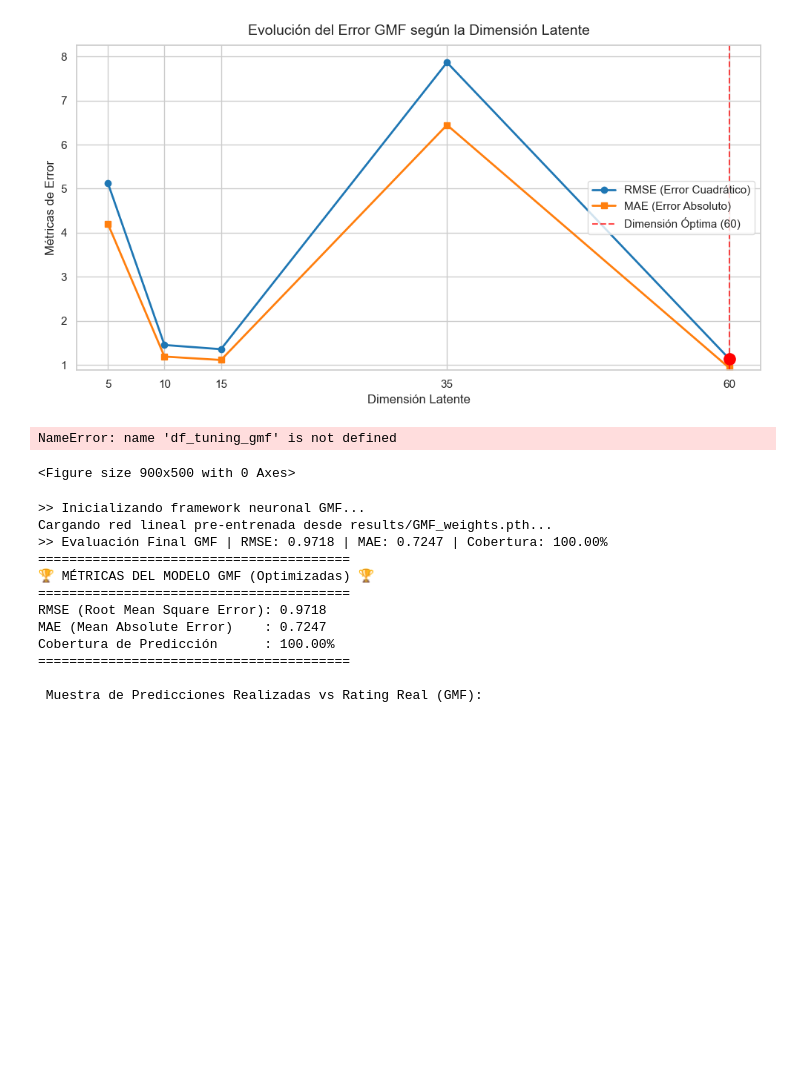
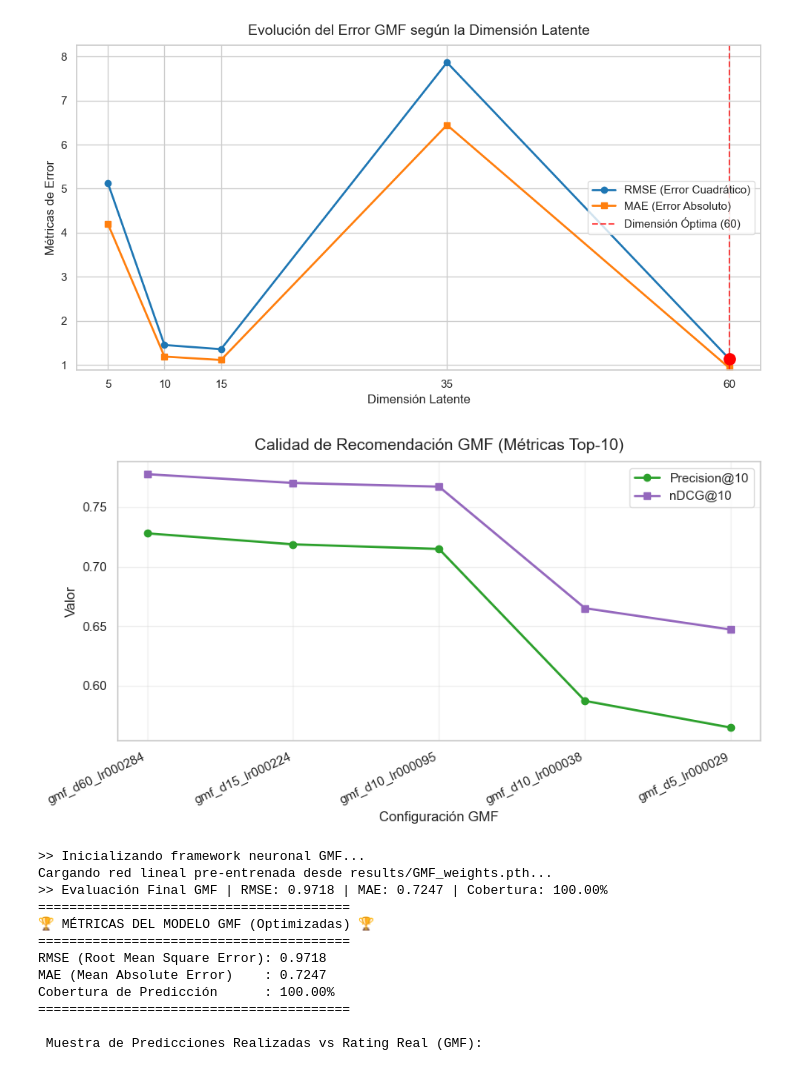
Before and after one commit to aiambo08/anime-recommendation, a Jupyter notebook: anime.ipynb, the cells around one changed output. Saved outputs shown, nothing was run; the diff lists cells and outputs as text; code cells hidden in the pictures; blank space fills up the shorter version.

Commit message:
arreglo error tablas andrew

```diff
--- a/anime.ipynb
+++ b/anime.ipynb
@@ -876,6 +876,8 @@ import seaborn as sns
 sns.set_theme(style="whitegrid")
 plt.figure(figsize=(9, 5))
 
+if 'df_tuning_gmf' not in locals() and os.path.exists("results/tuning_gmf.csv"):
+    df_tuning_gmf = pd.read_csv("results/tuning_gmf.csv")
 # Filtramos las mejores configuraciones basadas en menor error para que la gráfica sea legible
 df_plot_gmf = df_tuning_gmf.sort_values("RMSE").head(5)
 
@@ -884,35 +886,34 @@ plt.plot(
     df_plot_gmf["experimento"],
     df_plot_gmf["Precision@10"],
     marker="o",
     linewidth=2,
     color="#2ca02c",  # Verde corporativo estilizado
     label="Precision@10"
 )
 
 plt.plot(
     df_plot_gmf["experimento"],
     df_plot_gmf["nDCG@10"],
     marker="s",       # Cuadrado para diferenciar del círculo
     linewidth=2,
     color="#9467bd",  # Morado para métricas top-K
     label="nDCG@10"
 )
 
 # Configuración de etiquetas, títulos y ejes rotados
 plt.xlabel("Configuración GMF", fontsize=12)
 plt.ylabel("Valor", fontsize=12)
 plt.title("Calidad de Recomendación GMF (Métricas Top-10)", fontsize=14, pad=10)
 plt.xticks(rotation=25, ha="right")
 
 # Leyenda impecable
 plt.legend(frameon=True, facecolor='white', edgecolor='lightgrey')
 plt.grid(True, alpha=0.3)
 
 plt.tight_layout()
 plt.show()
 # %% [output]
-NameError: name 'df_tuning_gmf' is not defined
-<Figure size 900x500 with 0 Axes>
+[figure, added]
 # %%
 
 best_gmf_params = pickle.load(open('results/optuna_study_gmf.pkl', 'rb')).best_params
```
Also changed, not shown: parts of 2 cells of this notebook.
